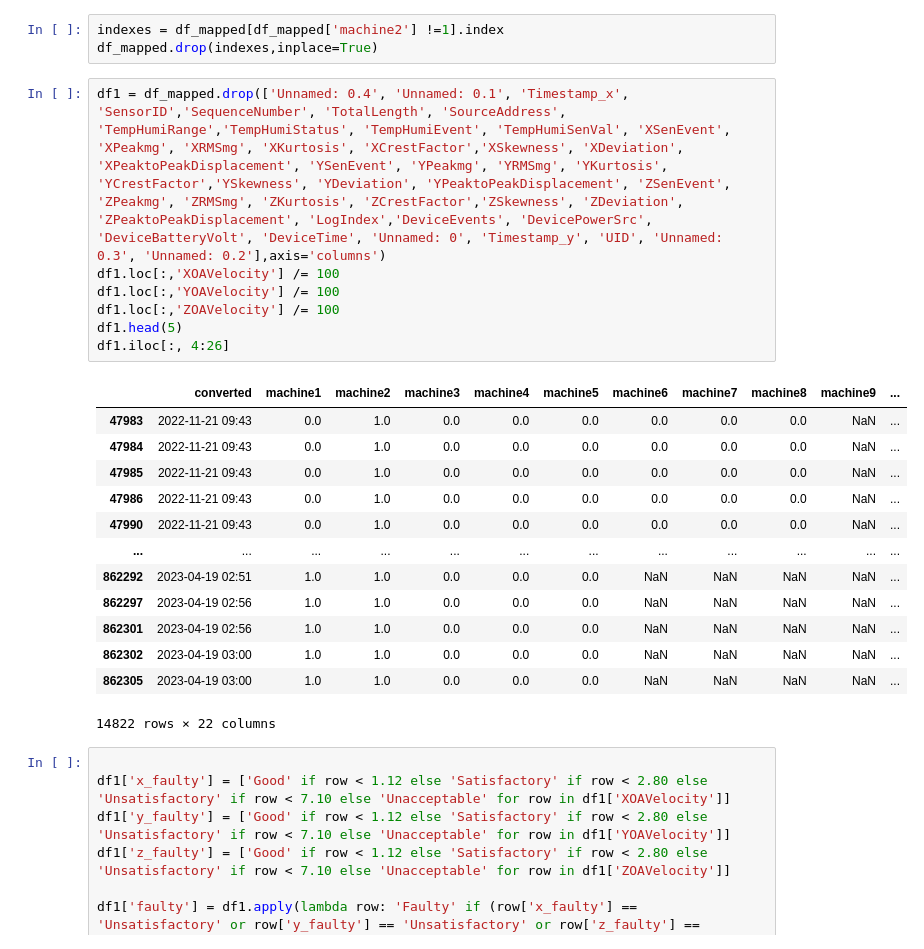
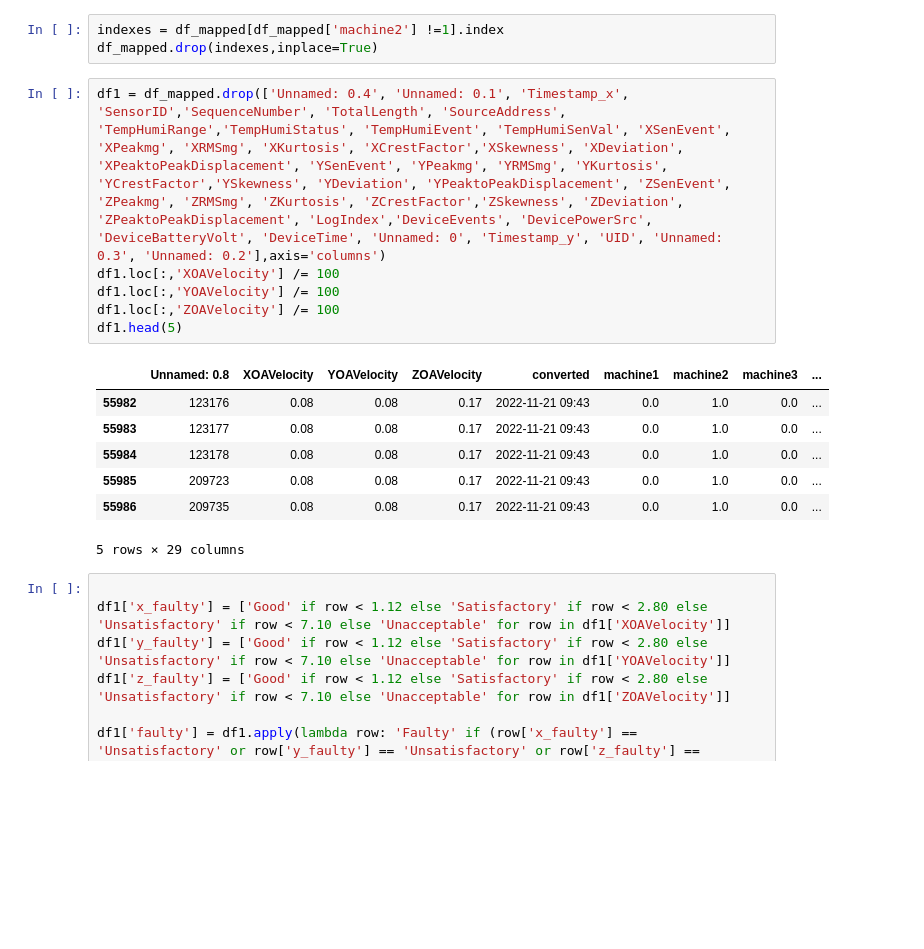
Before and after one commit to ImajiPietersz/FYP, a Jupyter notebook: One_Class_SVM.ipynb, the cells around one changed output. Drawn from its saved outputs; the diff is of its cells as text; blank space fills up the shorter version.

```diff
--- a/One_Class_SVM.ipynb
+++ b/One_Class_SVM.ipynb
@@ -48,24 +48,17 @@ df_mapped.drop(indexes,inplace=True)
 # %%
 df1 = df_mapped.drop(['Unnamed: 0.4', 'Unnamed: 0.1', 'Timestamp_x', 'SensorID','SequenceNumber', 'TotalLength', 'SourceAddress', 'TempHumiRange','TempHumiStatus', 'TempHumiEvent', 'TempHumiSenVal', 'XSenEvent', 'XPeakmg', 'XRMSmg', 'XKurtosis', 'XCrestFactor','XSkewness', 'XDeviation', 'XPeaktoPeakDisplacement', 'YSenEvent', 'YPeakmg', 'YRMSmg', 'YKurtosis', 'YCrestFactor','YSkewness', 'YDeviation', 'YPeaktoPeakDisplacement', 'ZSenEvent', 'ZPeakmg', 'ZRMSmg', 'ZKurtosis', 'ZCrestFactor','ZSkewness', 'ZDeviation', 'ZPeaktoPeakDisplacement', 'LogIndex','DeviceEvents', 'DevicePowerSrc', 'DeviceBatteryVolt', 'DeviceTime', 'Unnamed: 0', 'Timestamp_y', 'UID', 'Unnamed: 0.3', 'Unnamed: 0.2'],axis='columns')
 df1.loc[:,'XOAVelocity'] /= 100
 df1.loc[:,'YOAVelocity'] /= 100
 df1.loc[:,'ZOAVelocity'] /= 100
 df1.head(5)
-df1.iloc[:, 4:26]
 # %% [output]
-|  | converted | machine1 | machine2 | machine3 | machine4 | machine5 | machine6 | machine7 | machine8 | machine9 | ... |
-| 47983 | 2022-11-21 09:43 | 0.0 | 1.0 | 0.0 | 0.0 | 0.0 | 0.0 | 0.0 | 0.0 | NaN | ... |
-| 47984 | 2022-11-21 09:43 | 0.0 | 1.0 | 0.0 | 0.0 | 0.0 | 0.0 | 0.0 | 0.0 | NaN | ... |
-| 47985 | 2022-11-21 09:43 | 0.0 | 1.0 | 0.0 | 0.0 | 0.0 | 0.0 | 0.0 | 0.0 | NaN | ... |
-| 47986 | 2022-11-21 09:43 | 0.0 | 1.0 | 0.0 | 0.0 | 0.0 | 0.0 | 0.0 | 0.0 | NaN | ... |
-| 47990 | 2022-11-21 09:43 | 0.0 | 1.0 | 0.0 | 0.0 | 0.0 | 0.0 | 0.0 | 0.0 | NaN | ... |
-| ... | ... | ... | ... | ... | ... | ... | ... | ... | ... | ... | ... |
-| 862292 | 2023-04-19 02:51 | 1.0 | 1.0 | 0.0 | 0.0 | 0.0 | NaN | NaN | NaN | NaN | ... |
-| 862297 | 2023-04-19 02:56 | 1.0 | 1.0 | 0.0 | 0.0 | 0.0 | NaN | NaN | NaN | NaN | ... |
-| 862301 | 2023-04-19 02:56 | 1.0 | 1.0 | 0.0 | 0.0 | 0.0 | NaN | NaN | NaN | NaN | ... |
-| 862302 | 2023-04-19 03:00 | 1.0 | 1.0 | 0.0 | 0.0 | 0.0 | NaN | NaN | NaN | NaN | ... |
-| 862305 | 2023-04-19 03:00 | 1.0 | 1.0 | 0.0 | 0.0 | 0.0 | NaN | NaN | NaN | NaN | ... |
+|  | Unnamed: 0.8 | XOAVelocity | YOAVelocity | ZOAVelocity | converted | machine1 | machine2 | machine3 | ... |
+| 55982 | 123176 | 0.08 | 0.08 | 0.17 | 2022-11-21 09:43 | 0.0 | 1.0 | 0.0 | ... |
+| 55983 | 123177 | 0.08 | 0.08 | 0.17 | 2022-11-21 09:43 | 0.0 | 1.0 | 0.0 | ... |
+| 55984 | 123178 | 0.08 | 0.08 | 0.17 | 2022-11-21 09:43 | 0.0 | 1.0 | 0.0 | ... |
+| 55985 | 209723 | 0.08 | 0.08 | 0.17 | 2022-11-21 09:43 | 0.0 | 1.0 | 0.0 | ... |
+| 55986 | 209735 | 0.08 | 0.08 | 0.17 | 2022-11-21 09:43 | 0.0 | 1.0 | 0.0 | ... |
-14822 rows × 22 columns
+5 rows × 29 columns
 # %%
 
 df1['x_faulty'] = ['Good' if row < 1.12 else 'Satisfactory' if row < 2.80 else 'Unsatisfactory' if row < 7.10 else 'Unacceptable' for row in df1['XOAVelocity']]
```
Also changed, not shown: parts of 6 cells of this notebook.
